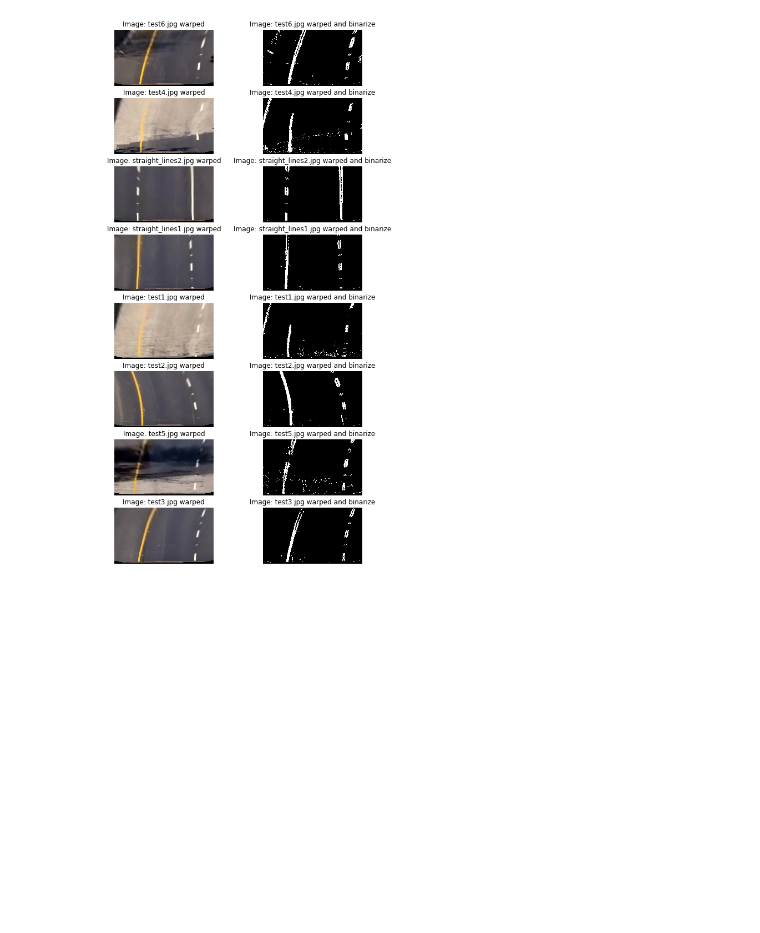
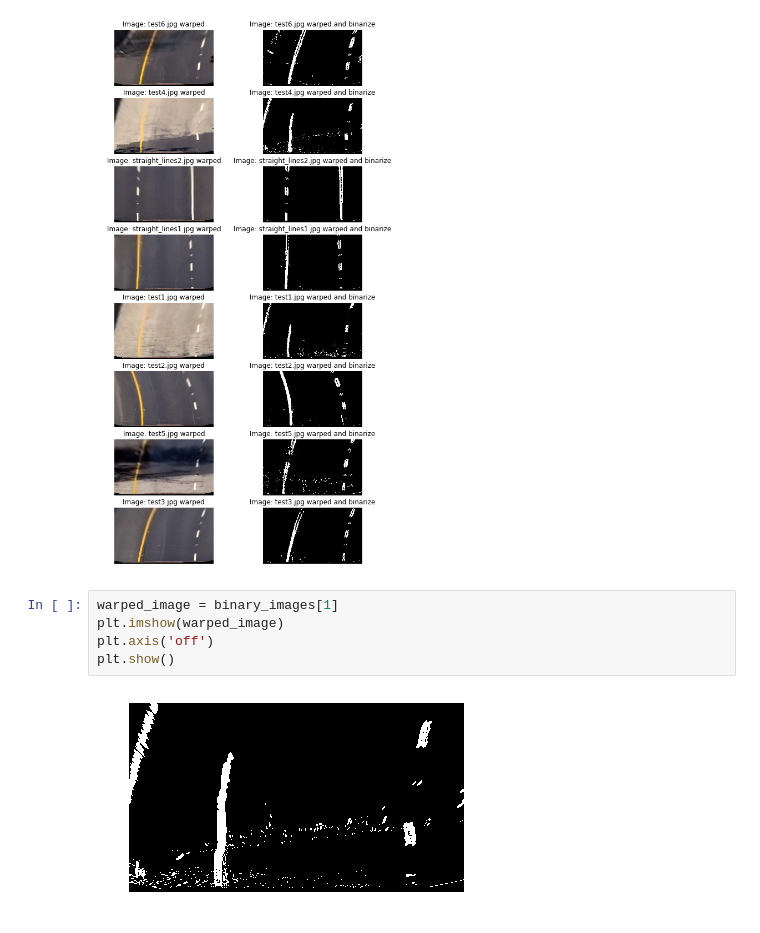
Before and after one commit to jsistla/adv-lane-lines, a Jupyter notebook: src/Advance_lane_lines.ipynb, the cells around one changed output. Saved outputs shown, nothing was run; the diff lists cells and outputs as text; blank space fills up the shorter version.

```diff
--- a/src/Advance_lane_lines.ipynb
+++ b/src/Advance_lane_lines.ipynb
@@ -230,3 +230,10 @@ for file in os.listdir('../output_images/undistorted_test_images/'):
 plt.show()
 # %% [output]
 [figure]
+# %%
+warped_image = binary_images[1]
+plt.imshow(warped_image)
+plt.axis('off')
+plt.show()
+# %% [output]
+[figure, added]
```
Also changed, not shown: parts of 1 cell of this notebook, 1 other file.
